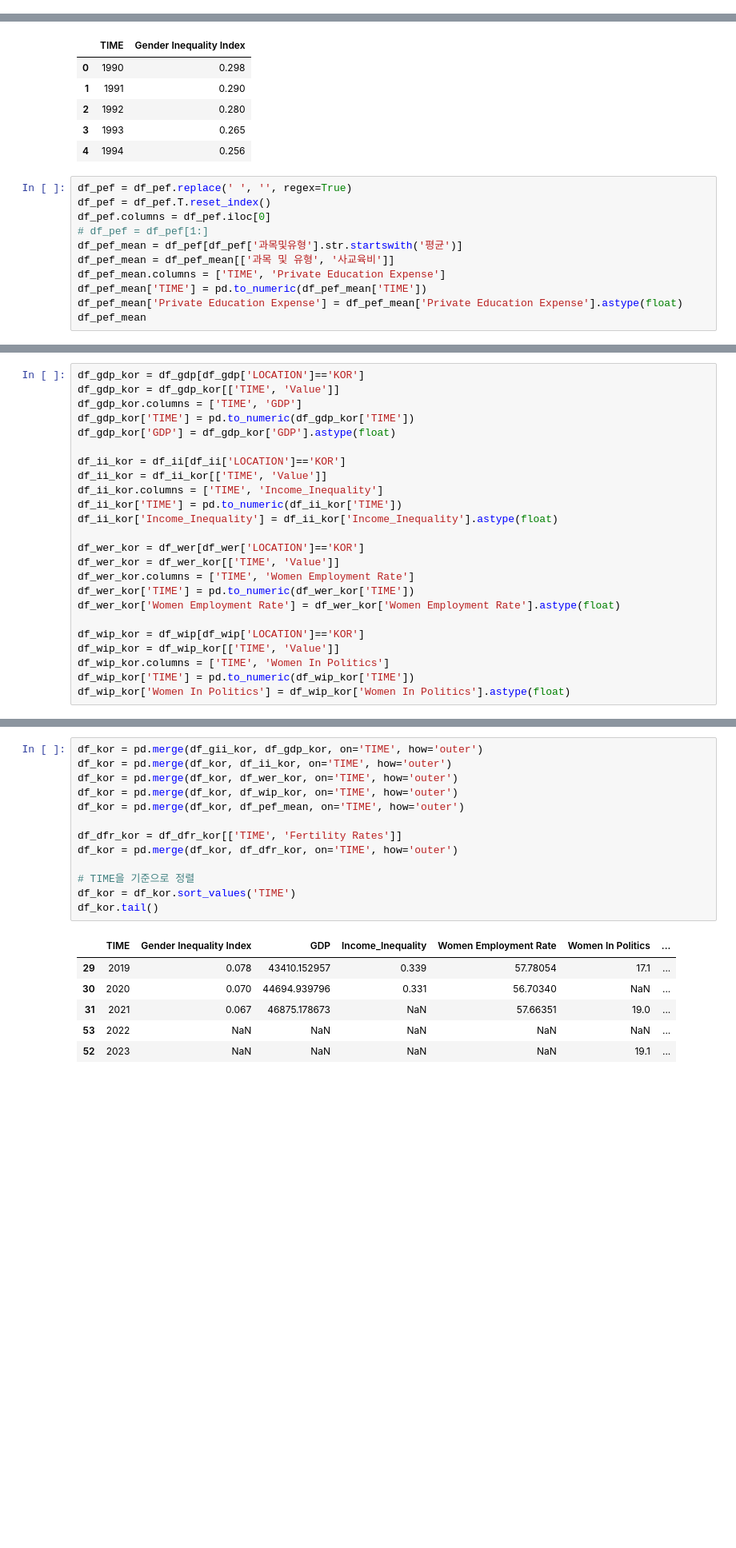
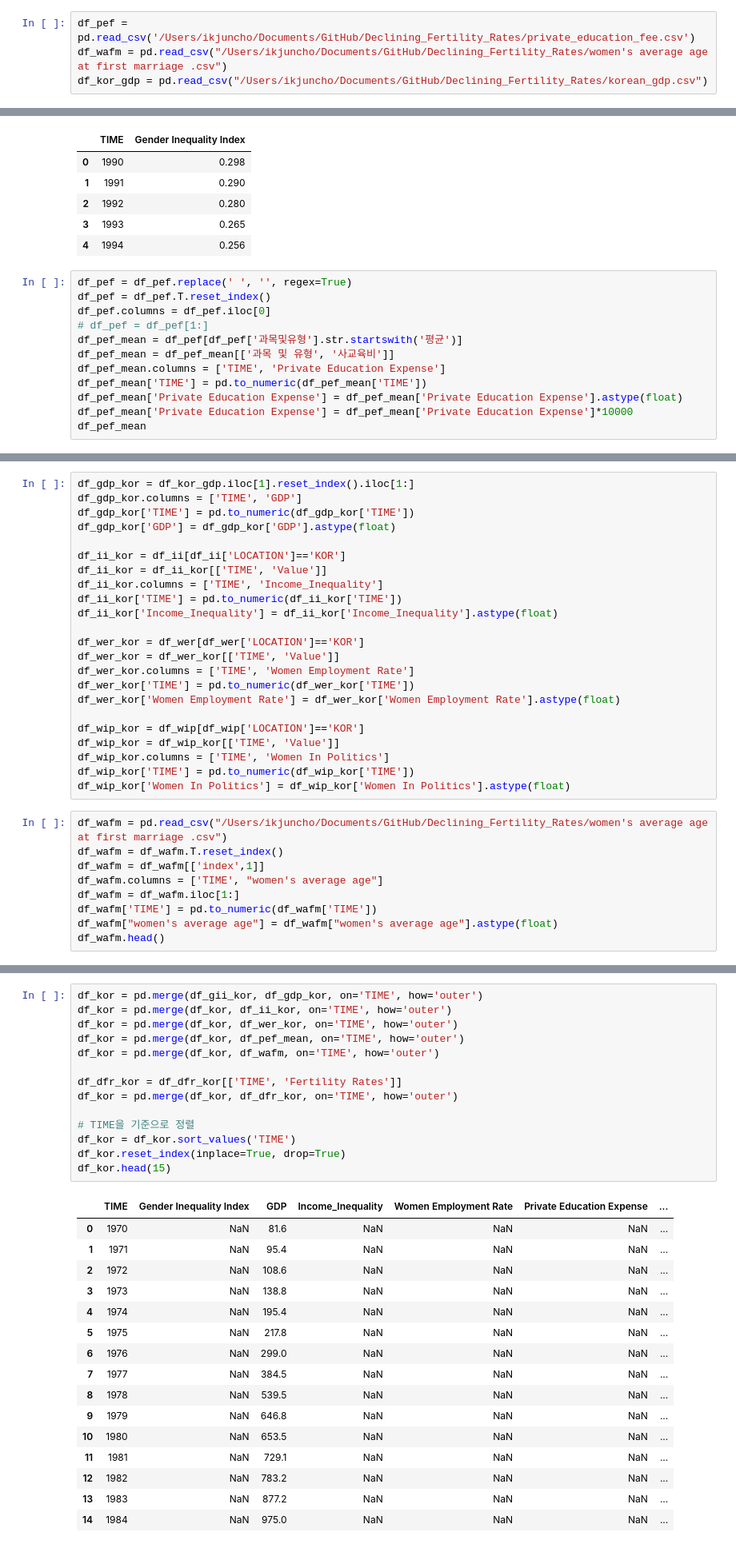
Before and after one commit to ikkjun/Declining_Fertility_Rates, a Jupyter notebook: Declining_Fertility_Rates.ipynb, the cells around one changed output, grey strips where cells are left out. Shown: that part at 80% size. Saved outputs shown, nothing was run; the diff lists cells and outputs as text; blank space fills up the shorter version.

```diff
--- a/Declining_Fertility_Rates.ipynb
+++ b/Declining_Fertility_Rates.ipynb
@@ -93 +85,5 @@ df_pef = pd.read_csv('/Users/ikjuncho/Documents/GitHub/Declining_Fertility_Rates
+# %%
+df_pef = pd.read_csv('/Users/ikjuncho/Documents/GitHub/Declining_Fertility_Rates/private_education_fee.csv')
+df_wafm = pd.read_csv("/Users/ikjuncho/Documents/GitHub/Declining_Fertility_Rates/women's average age at first marriage .csv")
+df_kor_gdp = pd.read_csv("/Users/ikjuncho/Documents/GitHub/Declining_Fertility_Rates/korean_gdp.csv")
 # %%
@@ -143,6 +139,7 @@ df_pef_mean = df_pef_mean[['과목 및 유형', '사교육비']]
 df_pef_mean.columns = ['TIME', 'Private Education Expense']
 df_pef_mean['TIME'] = pd.to_numeric(df_pef_mean['TIME'])
 df_pef_mean['Private Education Expense'] = df_pef_mean['Private Education Expense'].astype(float)
+df_pef_mean['Private Education Expense'] = df_pef_mean['Private Education Expense']*10000
 df_pef_mean
 # %% [output]
 |  | TIME | Private Education Expense |
@@ -165,6 +162,5 @@ df_pef_mean
 # %%
-df_gdp_kor = df_gdp[df_gdp['LOCATION']=='KOR']
-df_gdp_kor = df_gdp_kor[['TIME', 'Value']]
+df_gdp_kor = df_kor_gdp.iloc[1].reset_index().iloc[1:]
 df_gdp_kor.columns = ['TIME', 'GDP']
 df_gdp_kor['TIME'] = pd.to_numeric(df_gdp_kor['TIME'])
 df_gdp_kor['GDP'] = df_gdp_kor['GDP'].astype(float)
@@ -186,3 +182,12 @@ df_wip_kor = df_wip_kor[['TIME', 'Value']]
 df_wip_kor.columns = ['TIME', 'Women In Politics']
 df_wip_kor['TIME'] = pd.to_numeric(df_wip_kor['TIME'])
 df_wip_kor['Women In Politics'] = df_wip_kor['Women In Politics'].astype(float)
+# %%
+df_wafm = pd.read_csv("/Users/ikjuncho/Documents/GitHub/Declining_Fertility_Rates/women's average age at first marriage .csv")
+df_wafm = df_wafm.T.reset_index()
+df_wafm = df_wafm[['index',1]]
+df_wafm.columns = ['TIME', "women's average age"]
+df_wafm = df_wafm.iloc[1:]
+df_wafm['TIME'] = pd.to_numeric(df_wafm['TIME'])
+df_wafm["women's average age"] = df_wafm["women's average age"].astype(float)
+df_wafm.head()
@@ -189,20 +201,31 @@ df_wip_kor['Women In Politics'] = df_wip_kor['Women In Politics'].astype(float)
 # %%
 df_kor = pd.merge(df_gii_kor, df_gdp_kor, on='TIME', how='outer')
 df_kor = pd.merge(df_kor, df_ii_kor, on='TIME', how='outer')
 df_kor = pd.merge(df_kor, df_wer_kor, on='TIME', how='outer')
-df_kor = pd.merge(df_kor, df_wip_kor, on='TIME', how='outer')
 df_kor = pd.merge(df_kor, df_pef_mean, on='TIME', how='outer')
+df_kor = pd.merge(df_kor, df_wafm, on='TIME', how='outer')
 
 df_dfr_kor = df_dfr_kor[['TIME', 'Fertility Rates']]
 df_kor = pd.merge(df_kor, df_dfr_kor, on='TIME', how='outer')
 
 # TIME을 기준으로 정렬
 df_kor = df_kor.sort_values('TIME')
-df_kor.tail()
+df_kor.reset_index(inplace=True, drop=True)
+df_kor.head(15)
 # %% [output]
-|  | TIME | Gender Inequality Index | GDP | Income_Inequality | Women Employment Rate | Women In Politics | ... |
-| 29 | 2019 | 0.078 | 43410.152957 | 0.339 | 57.78054 | 17.1 | ... |
-| 30 | 2020 | 0.070 | 44694.939796 | 0.331 | 56.70340 | NaN | ... |
-| 31 | 2021 | 0.067 | 46875.178673 | NaN | 57.66351 | 19.0 | ... |
-| 53 | 2022 | NaN | NaN | NaN | NaN | NaN | ... |
-| 52 | 2023 | NaN | NaN | NaN | NaN | 19.1 | ... |
+|  | TIME | Gender Inequality Index | GDP | Income_Inequality | Women Employment Rate | Private Education Expense | ... |
+| 0 | 1970 | NaN | 81.6 | NaN | NaN | NaN | ... |
+| 1 | 1971 | NaN | 95.4 | NaN | NaN | NaN | ... |
+| 2 | 1972 | NaN | 108.6 | NaN | NaN | NaN | ... |
+| 3 | 1973 | NaN | 138.8 | NaN | NaN | NaN | ... |
+| 4 | 1974 | NaN | 195.4 | NaN | NaN | NaN | ... |
+| 5 | 1975 | NaN | 217.8 | NaN | NaN | NaN | ... |
+| 6 | 1976 | NaN | 299.0 | NaN | NaN | NaN | ... |
+| 7 | 1977 | NaN | 384.5 | NaN | NaN | NaN | ... |
+| 8 | 1978 | NaN | 539.5 | NaN | NaN | NaN | ... |
+| 9 | 1979 | NaN | 646.8 | NaN | NaN | NaN | ... |
+| 10 | 1980 | NaN | 653.5 | NaN | NaN | NaN | ... |
+| 11 | 1981 | NaN | 729.1 | NaN | NaN | NaN | ... |
+| 12 | 1982 | NaN | 783.2 | NaN | NaN | NaN | ... |
+| 13 | 1983 | NaN | 877.2 | NaN | NaN | NaN | ... |
+| 14 | 1984 | NaN | 975.0 | NaN | NaN | NaN | ... |
```
Also changed, not shown: parts of 14 cells of this notebook.
